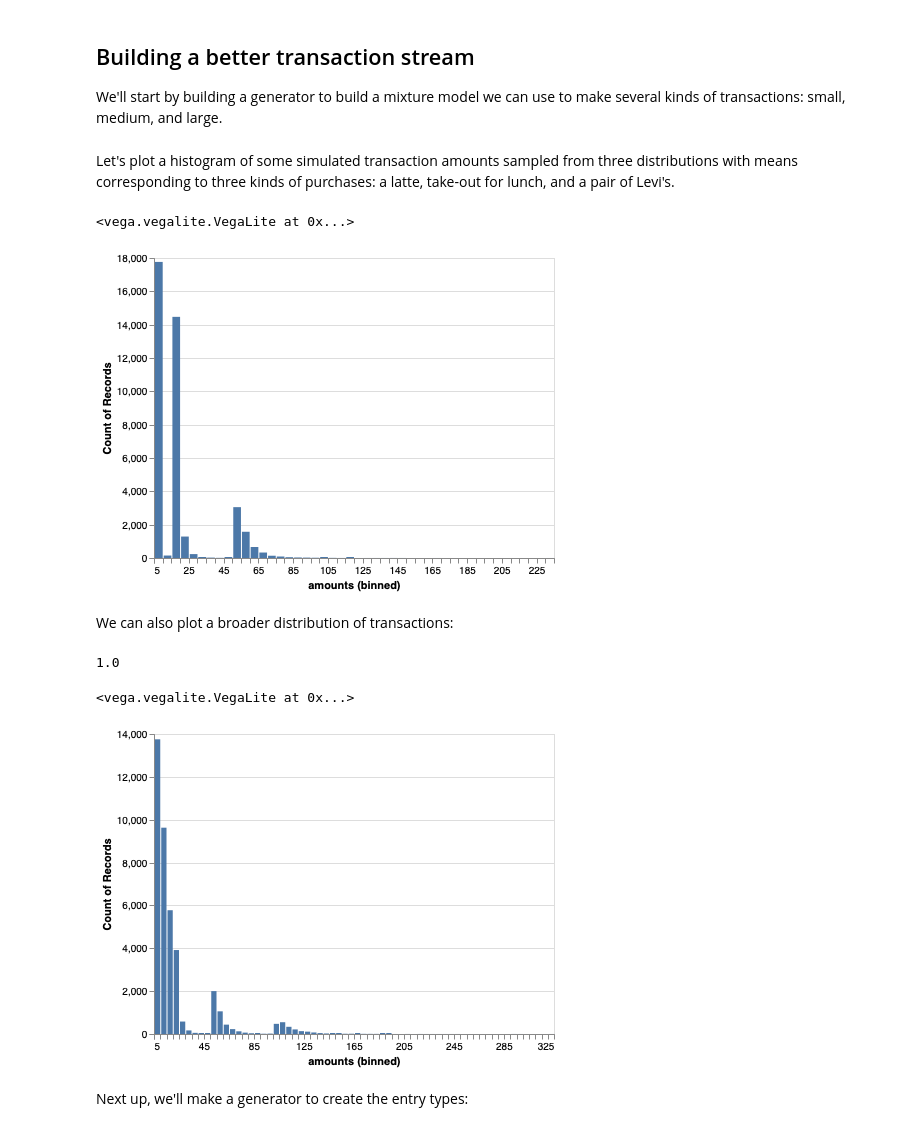
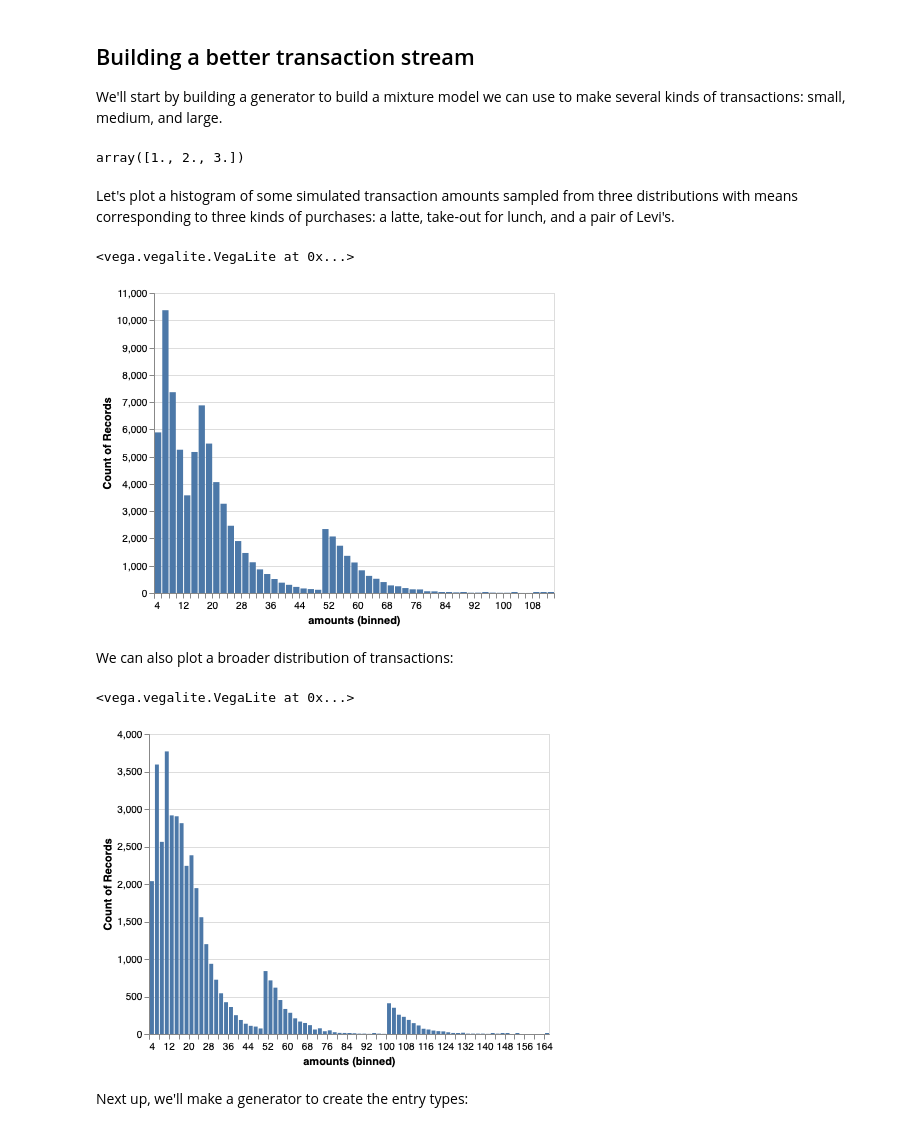
Before and after one commit to willb/fraud-notebooks, a Jupyter notebook: 00-generator.ipynb, the cells around one changed output. Drawn from its saved outputs; the diff is of its cells as text; code cells hidden in the pictures.

```diff
--- a/00-generator.ipynb
+++ b/00-generator.ipynb
@@ -13,11 +13,11 @@ The next function is all you need to run simple discrete-event simulations.  Her
 # %%
 import heapq
 
-def simulate(event_generators):
+def simulate(event_generators, initial_time=0):
     pq = []
     for event in event_generators:
         offset, result = next(event)
-        heapq.heappush(pq, (offset, result, event))
+        heapq.heappush(pq, (offset + initial_time, result, event))
 
     while True:
         timestamp, result, event = heapq.heappop(pq)
@@ -147,47 +147,43 @@ We'll start by building a generator to build a mixture model we can use to make
 # %%
 def transaction_amounts(means, percentages, distribution=None):
     size = 256
-    index = 0
-    stream = []
 
     if distribution is None:
-        distribution = lambda m, sz: stats.lognorm.rvs(s=0.95, loc=m, scale=m/10, size=sz)
+        distribution = lambda m, sz: stats.gamma.rvs(a=1.1, scale=min(m, 750), loc=m, size=sz)
 
     while True:
-        if index == len(stream):
-            streams = [distribution(m * 100, size) for m in means]
-            stream = np.choose(np.random.choice(len(means), p=percentages, size=size), streams)
-            index = 0
-        result = stream[index]
-        index += 1
-        yield int(result) / 100
+        streams = [distribution(m * 100, size) for m in means]
+        stream = np.floor(np.choose(np.random.choice(len(means), p=percentages, size=size), streams)) / 100
+
+        yield from stream
+# %%
+a = np.array([1.1,2.1,3.5])
+np.floor(a)
+# %% [output]
+array([1., 2., 3.])
 # %% [markdown]
 Let's plot a histogram of some simulated transaction amounts sampled from three distributions with means corresponding to three kinds of purchases:  a latte, take-out for lunch, and a pair of Levi's.
 # %%
 import pandas as pd
 
 import altair as alt
 alt.renderers.enable('notebook')
 alt.data_transformers.enable('json')
 
-amt = transaction_amounts([5, 15, 50], [0.45, 0.4, 0.15])
-amounts = [next(amt) for i in range(40000)]
+amt = transaction_amounts([5, 15, 50], [0.5, 0.35, 0.15])
+amounts = [next(amt) for i in range(80000)]
 
 source = pd.DataFrame({"amounts": amounts})
 
 alt.Chart(source).mark_bar().encode(
     alt.X("amounts", bin=alt.Bin(maxbins=100)),
     y='count()'
 )
 # %% [output]
 <vega.vegalite.VegaLite at 0x...>
-[figure, old version]
+[figure, new version]
 # %% [markdown]
 We can also plot a broader distribution of transactions:
-# %%
-sum([0.35, 0.25, 0.15, 0.1, 0.1, 0.05])
-# %% [output]
-1.0
 # %%
 amt = transaction_amounts([5, 10, 15, 20, 50, 100],
                           [0.35, 0.25, 0.15, 0.1, 0.1, 0.05])
@@ -201,7 +197,7 @@ alt.Chart(source).mark_bar().encode(
 )
 # %% [output]
 <vega.vegalite.VegaLite at 0x...>
-[figure, old version]
+[figure, new version]
 # %% [markdown]
 Next up, we'll make a generator to create the entry types:
 # %%
```
Also changed, not shown: parts of 11 cells of this notebook.
